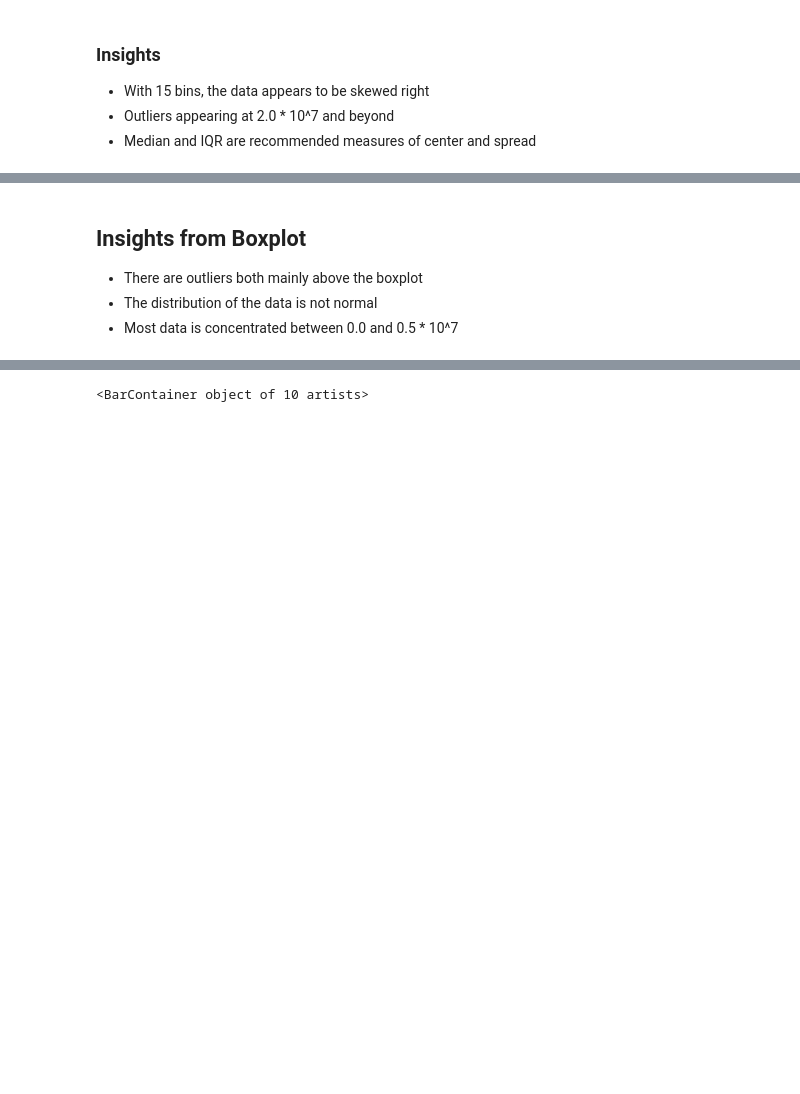
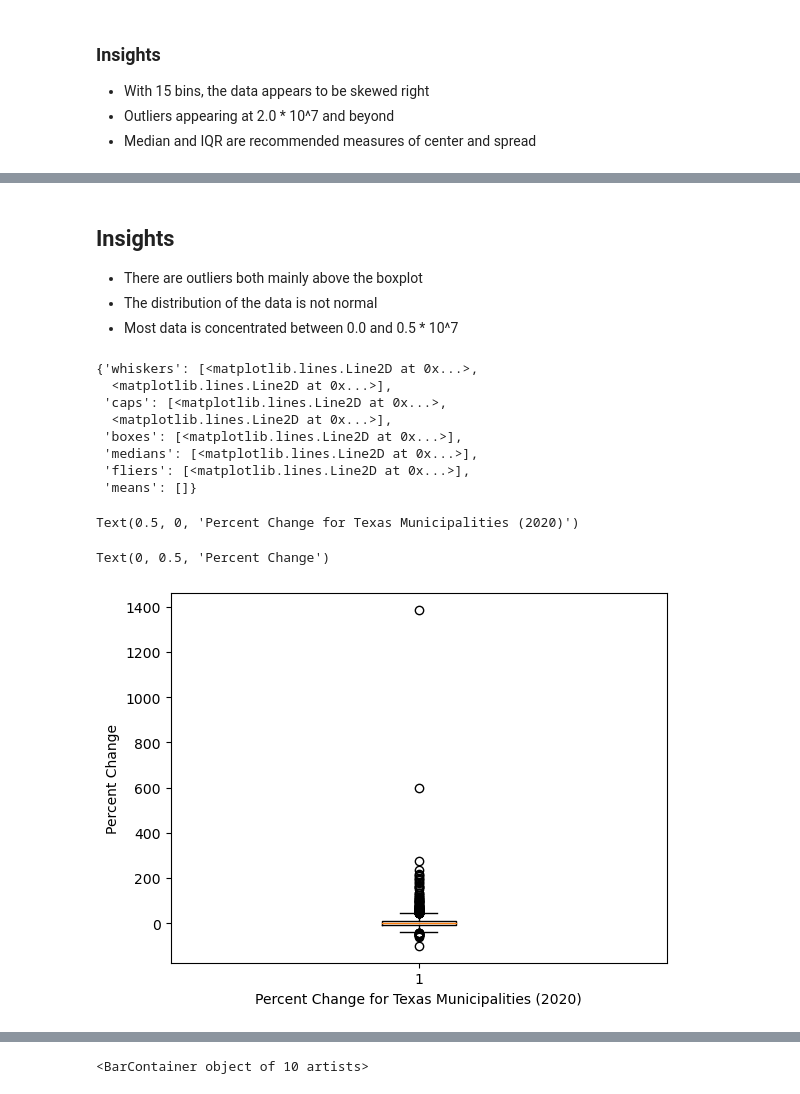
Before and after one commit to ZacharySoo01/I310D_DataCuration-Analysis, a Jupyter notebook: zks273_assignment7.ipynb, the cells around one changed output, grey strips where cells are left out. Cells and saved outputs as stored; diff of their text form; code cells hidden in the pictures; blank space fills up the shorter version.

```diff
--- a/zks273_assignment7.ipynb
+++ b/zks273_assignment7.ipynb
@@ -242,5 +293,22 @@ Text(0, 0.5, 'Population')
 # %% [markdown]
-## Insights from Boxplot
+## Insights
 - There are outliers both mainly above the boxplot
 - The distribution of the data is not normal
 - Most data is concentrated between 0.0 and 0.5 * 10^7
+# %%
+plt.boxplot(percent_change)
+
+plt.xlabel("Percent Change for Texas Municipalities (2020)")
+plt.ylabel("Percent Change")
+# %% [output]
+{'whiskers': [<matplotlib.lines.Line2D at 0x...>,
+  <matplotlib.lines.Line2D at 0x...>],
+ 'caps': [<matplotlib.lines.Line2D at 0x...>,
+  <matplotlib.lines.Line2D at 0x...>],
+ 'boxes': [<matplotlib.lines.Line2D at 0x...>],
+ 'medians': [<matplotlib.lines.Line2D at 0x...>],
+ 'fliers': [<matplotlib.lines.Line2D at 0x...>],
+ 'means': []}
+Text(0.5, 0, 'Percent Change for Texas Municipalities (2020)')
+Text(0, 0.5, 'Percent Change')
+[figure, added]
```
Also changed, not shown: parts of 23 cells of this notebook.
